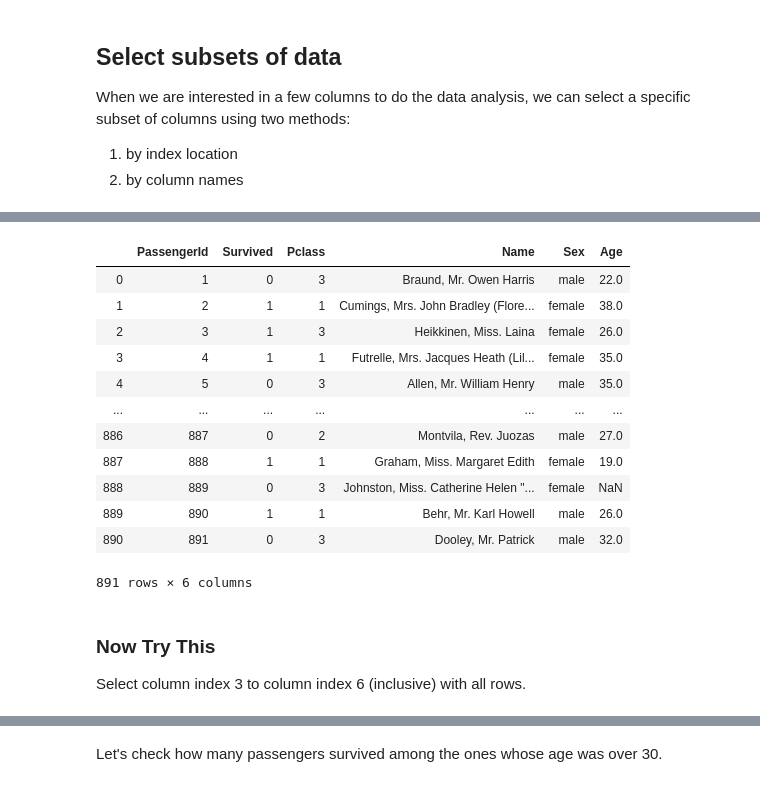
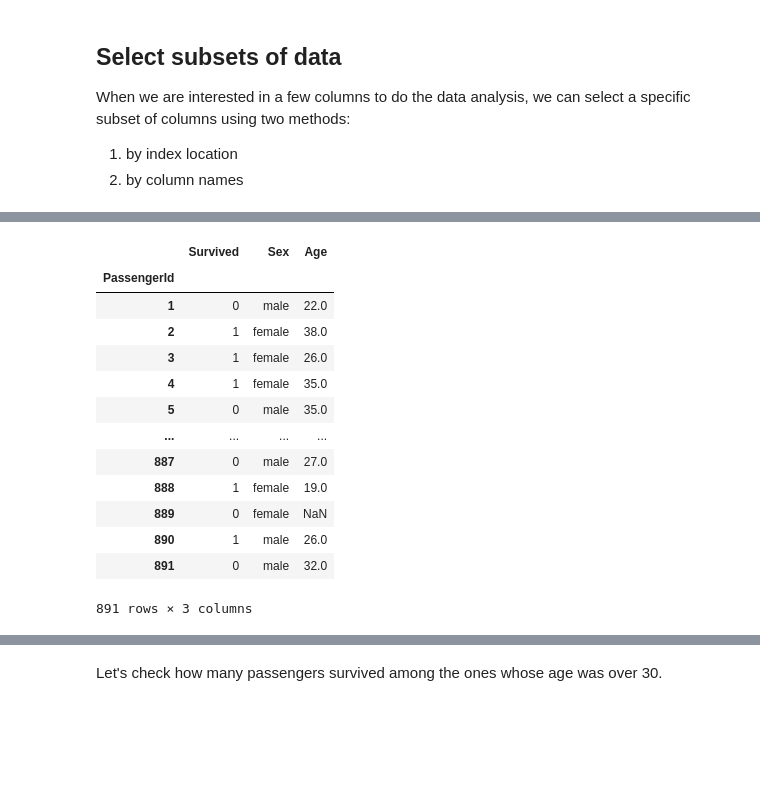
Before and after one commit to bitprj/BitUniversity, a Jupyter notebook: Week3-Introduction-to-Open-Data-Importing-Data-and-Basic-Data-Wrangling/Week3_Introduction_to_Data.ipynb, the cells around one changed output, grey strips where cells are left out. Cells and saved outputs as stored; diff of their text form; code cells hidden in the pictures; blank space fills up the shorter version.

```diff
--- a/Week3-Introduction-to-Open-Data-Importing-Data-and-Basic-Data-Wrangling/Week3_Introduction_to_Data.ipynb
+++ b/Week3-Introduction-to-Open-Data-Importing-Data-and-Basic-Data-Wrangling/Week3_Introduction_to_Data.ipynb
@@ -127,0 +154,2 @@ Now, the dataset is loaded as a dataframe 'df'
+# %%
+df.set_index(keys='PassengerId')
@@ -127,0 +203,3 @@ Now, the dataset is loaded as a dataframe 'df'
+# %%
+df.set_index(keys='PassengerId', inplace=True)
+df
@@ -282,2 +407,2 @@ If we want to update the dataset after dropping rows, we can use inplace = True
 # %%
-df.dropna(subset=['PassengerId'], inplace=True)
+df.dropna(subset=['Survived'], inplace=True)
@@ -290,2 +414,2 @@ Drop the rows that are missing any of the following columns: 'PassengerId', 'Sur
 # %%
-df.dropna(subset=['PassengerId', 'Survived', 'Age'])
+df.dropna(subset=['Pclass'], inplace=True)
@@ -382,22 +527,18 @@ df_index
 # %%
 # by column names
-df_col_names = df[['PassengerId', 'Survived', 'Pclass', 'Name', 'Sex', 'Age']]
-df_col_names
+df[['PassengerId', 'Survived', 'Sex', 'Age']]
 # %% [output]
-|  | PassengerId | Survived | Pclass | Name | Sex | Age |
-| 0 | 1 | 0 | 3 | Braund, Mr. Owen Harris | male | 22.0 |
-| 1 | 2 | 1 | 1 | Cumings, Mrs. John Bradley (Flore... | female | 38.0 |
-| 2 | 3 | 1 | 3 | Heikkinen, Miss. Laina | female | 26.0 |
-| 3 | 4 | 1 | 1 | Futrelle, Mrs. Jacques Heath (Lil... | female | 35.0 |
-| 4 | 5 | 0 | 3 | Allen, Mr. William Henry | male | 35.0 |
-| ... | ... | ... | ... | ... | ... | ... |
-| 886 | 887 | 0 | 2 | Montvila, Rev. Juozas | male | 27.0 |
-| 887 | 888 | 1 | 1 | Graham, Miss. Margaret Edith | female | 19.0 |
-| 888 | 889 | 0 | 3 | Johnston, Miss. Catherine Helen "... | female | NaN |
-| 889 | 890 | 1 | 1 | Behr, Mr. Karl Howell | male | 26.0 |
-| 890 | 891 | 0 | 3 | Dooley, Mr. Patrick | male | 32.0 |
+|  | Survived | Sex | Age |
+| PassengerId |  |  |  |
+| 1 | 0 | male | 22.0 |
+| 2 | 1 | female | 38.0 |
+| 3 | 1 | female | 26.0 |
+| 4 | 1 | female | 35.0 |
+| 5 | 0 | male | 35.0 |
+| ... | ... | ... | ... |
+| 887 | 0 | male | 27.0 |
+| 888 | 1 | female | 19.0 |
+| 889 | 0 | female | NaN |
+| 890 | 1 | male | 26.0 |
+| 891 | 0 | male | 32.0 |
-891 rows × 6 columns
+891 rows × 3 columns
-# %% [markdown]
-### Now Try This
-
-Select column index 3 to column index 6 (inclusive) with all rows.
```
Also changed, not shown: parts of 113 cells of this notebook.
